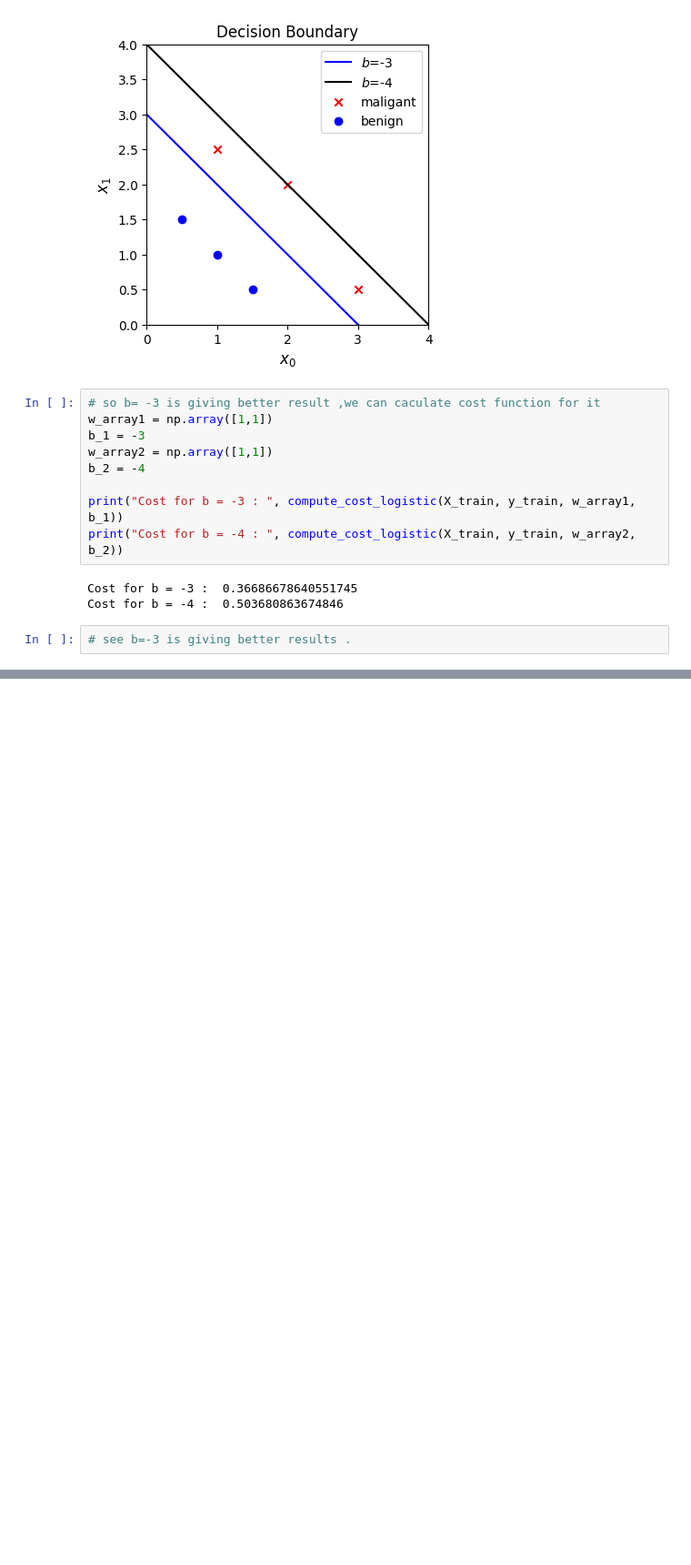
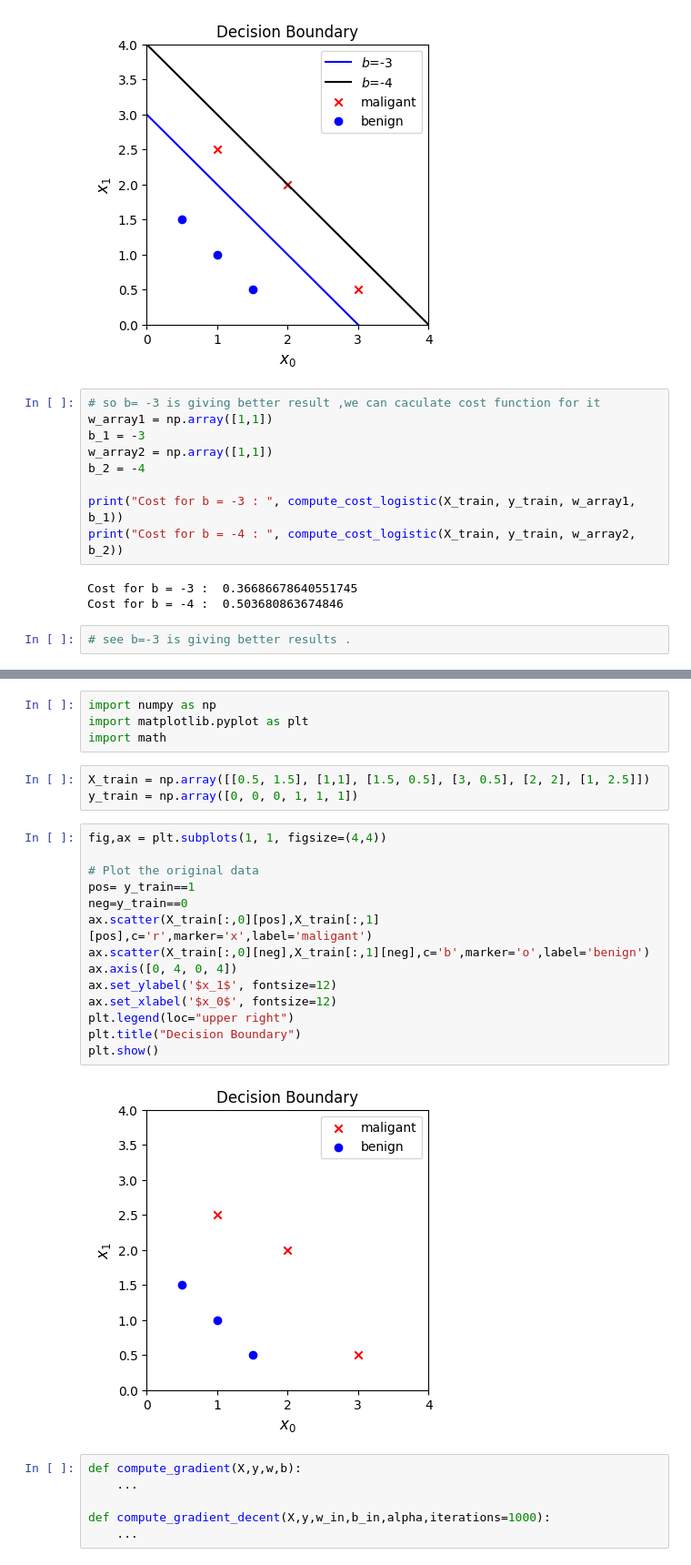
Before and after one commit to ManishJyani/SupervisedMLAndrewNg, a Jupyter notebook: Week03.ipynb, the cells around one changed output, grey strips where cells are left out. Shown at 91% size. Cells and saved outputs as stored; diff of their text form; blank space fills up the shorter version.

```diff
--- a/Week03.ipynb
+++ b/Week03.ipynb
@@ -259,0 +265,29 @@ Cost for b = -4 :  0.503680863674846
+# %%
+import numpy as np
+import matplotlib.pyplot as plt
+import math
+# %%
+X_train = np.array([[0.5, 1.5], [1,1], [1.5, 0.5], [3, 0.5], [2, 2], [1, 2.5]])
+y_train = np.array([0, 0, 0, 1, 1, 1])
+# %%
+fig,ax = plt.subplots(1, 1, figsize=(4,4))
+
+# Plot the original data
+pos= y_train==1
+neg=y_train==0
+ax.scatter(X_train[:,0][pos],X_train[:,1][pos],c='r',marker='x',label='maligant')
+ax.scatter(X_train[:,0][neg],X_train[:,1][neg],c='b',marker='o',label='benign')
+ax.axis([0, 4, 0, 4])
+ax.set_ylabel('$x_1$', fontsize=12)
+ax.set_xlabel('$x_0$', fontsize=12)
+plt.legend(loc="upper right")
+plt.title("Decision Boundary")
+plt.show()
+# %% [output]
+[figure, added]
+# %%
+def compute_gradient(X,y,w,b):
+    ...
+
+def compute_gradient_decent(X,y,w_in,b_in,alpha,iterations=1000):
+    ...
```
Also changed, not shown: parts of 2 cells of this notebook.
